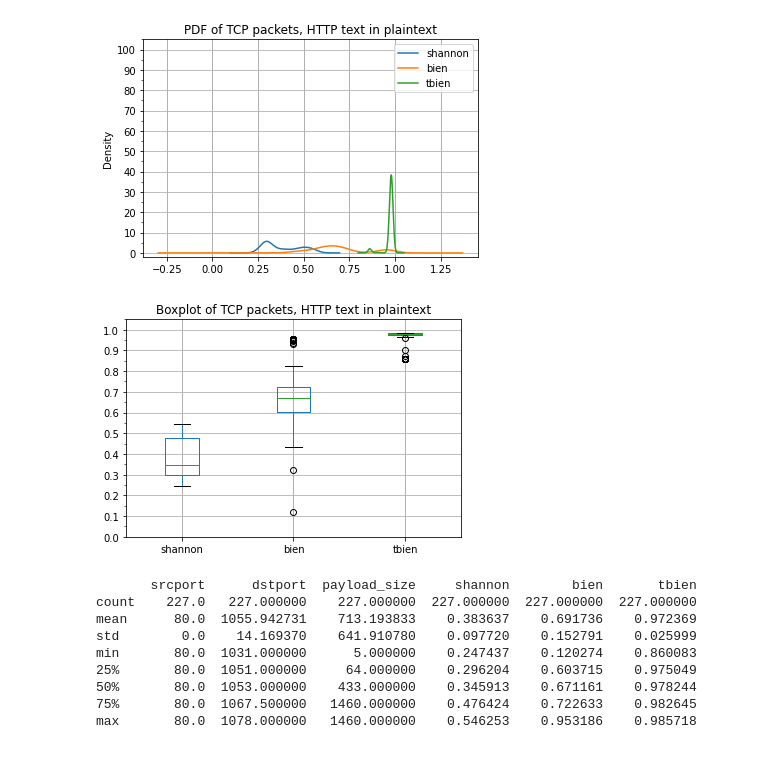
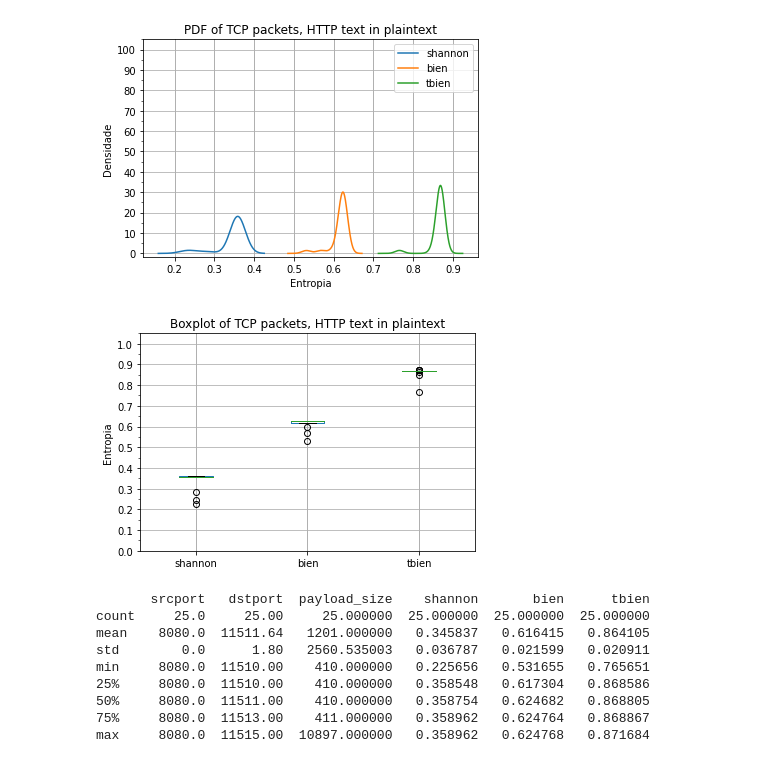
Before and after one commit to joaoalencastro/pythonSocket, a Jupyter notebook: Plotting Elastic Data.ipynb, the cells around one changed output. Cells and saved outputs as stored; diff of their text form; code cells hidden in the pictures.

```diff
--- a/Plotting Elastic Data.ipynb
+++ b/Plotting Elastic Data.ipynb
@@ -6,13 +6,12 @@ import matplotlib.pyplot as plt
 # %%
 # Read from CSV
 
-df = pd.read_csv('Outputs/packets-tcp-rfc761-plaintext-dinamico-2021.09.27-processed')
+df = pd.read_csv('Outputs/packets-http-wout-comp-2021.10.01-processed')
 # %%
 # Setting global var
 
-bytesize = 32
 proto = 'TCP'
-srcport = 80
+srcport = 8080
 encoding = 'plaintext'
 text = 'HTTP'
 # %%
@@ -103,17 +92,19 @@ df[['flow','shannon','bien','tbien','payload_size']].groupby('flow').mean().sort
 # %%
 # Plot 1
 
 title = 'PDF of {} packets, {} text in {}'.format(proto, text, encoding)
 ax = df.plot(x='payload_size', y=['shannon','bien','tbien'],kind='density',title=title, grid=True)
 ax.xaxis.grid(True, which='major', linestyle='-', linewidth=1)
 ymajortick = arange(0,110,10)
 yminortick = arange(0,110,5)
+ax.set_xlabel("Entropia")
+ax.set_ylabel("Densidade")
 ax.set_yticks( ymajortick, minor=False )
 ax.set_yticks( yminortick, minor=True )
 ax.grid('on', which='both', axis='x' )
-plt.savefig('Plots/rfc761/{}{}{}density.png'.format(proto, encoding, text), transparent=False)
+plt.savefig('Plots/rfc761/Cenarios/{}{}{}density.png'.format(proto, encoding, text), transparent=False)
 # %% [output]
-[figure, old version]
+[figure, new version]
 # %%
 # Plot 2
 
@@ -122,27 +113,28 @@ ax = df.plot(x='payload_size', y=['shannon','bien','tbien'],kind='box',title=tit
 ax.xaxis.grid(True, which='major', linestyle='-', linewidth=1)
 ymajortick = arange(0,1.1,0.1)
 yminortick = arange(0,1.1,0.05)
+ax.set_ylabel("Entropia")
 ax.set_yticks( ymajortick, minor=False )
 ax.set_yticks( yminortick, minor=True )
 ax.grid('on', which='both', axis='x' )
-plt.savefig('Plots/rfc761/{}{}{}box.png'.format(proto, encoding, text), transparent=False)
+plt.savefig('Plots/rfc761/Cenarios/{}{}{}box.png'.format(proto, encoding, text), transparent=False)
 # %% [output]
-[figure, old version]
+[figure, new version]
 # %%
 # Table of data
 
 df = df.describe()
 print(df)
 # %% [output]
-       srcport      dstport  payload_size     shannon        bien       tbien
-count    227.0   227.000000    227.000000  227.000000  227.000000  227.000000
-mean      80.0  1055.942731    713.193833    0.383637    0.691736    0.972369
-std        0.0    14.169370    641.910780    0.097720    0.152791    0.025999
-min       80.0  1031.000000      5.000000    0.247437    0.120274    0.860083
-25%       80.0  1051.000000     64.000000    0.296204    0.603715    0.975049
-50%       80.0  1053.000000    433.000000    0.345913    0.671161    0.978244
-75%       80.0  1067.500000   1460.000000    0.476424    0.722633    0.982645
-max       80.0  1078.000000   1460.000000    0.546253    0.953186    0.985718
+       srcport   dstport  payload_size    shannon       bien      tbien
+count     25.0     25.00     25.000000  25.000000  25.000000  25.000000
+mean    8080.0  11511.64   1201.000000   0.345837   0.616415   0.864105
+std        0.0      1.80   2560.535003   0.036787   0.021599   0.020911
+min     8080.0  11510.00    410.000000   0.225656   0.531655   0.765651
+25%     8080.0  11510.00    410.000000   0.358548   0.617304   0.868586
+50%     8080.0  11511.00    410.000000   0.358754   0.624682   0.868805
+75%     8080.0  11513.00    411.000000   0.358962   0.624764   0.868867
+max     8080.0  11515.00  10897.000000   0.358962   0.624768   0.871684
 # %%
 # Exporting new data
 
```
Also changed, not shown: parts of 5 cells of this notebook, 37 other files.
